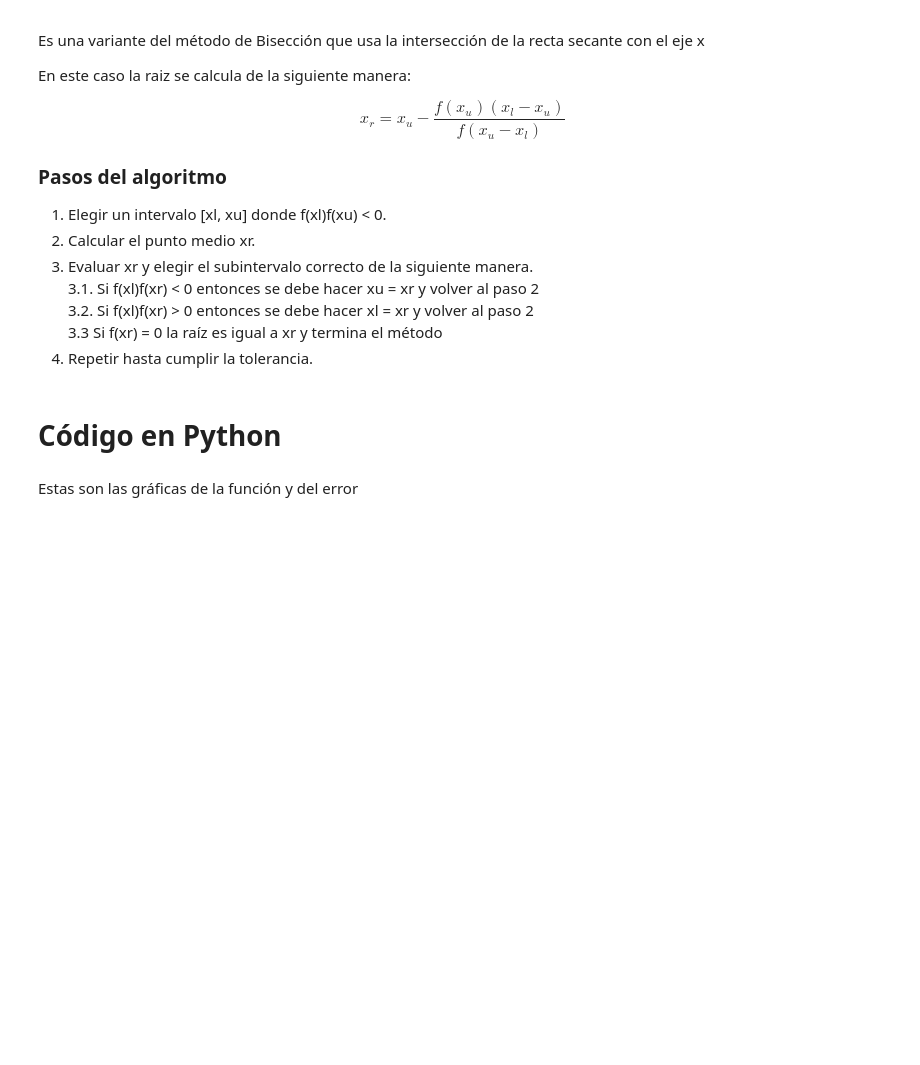
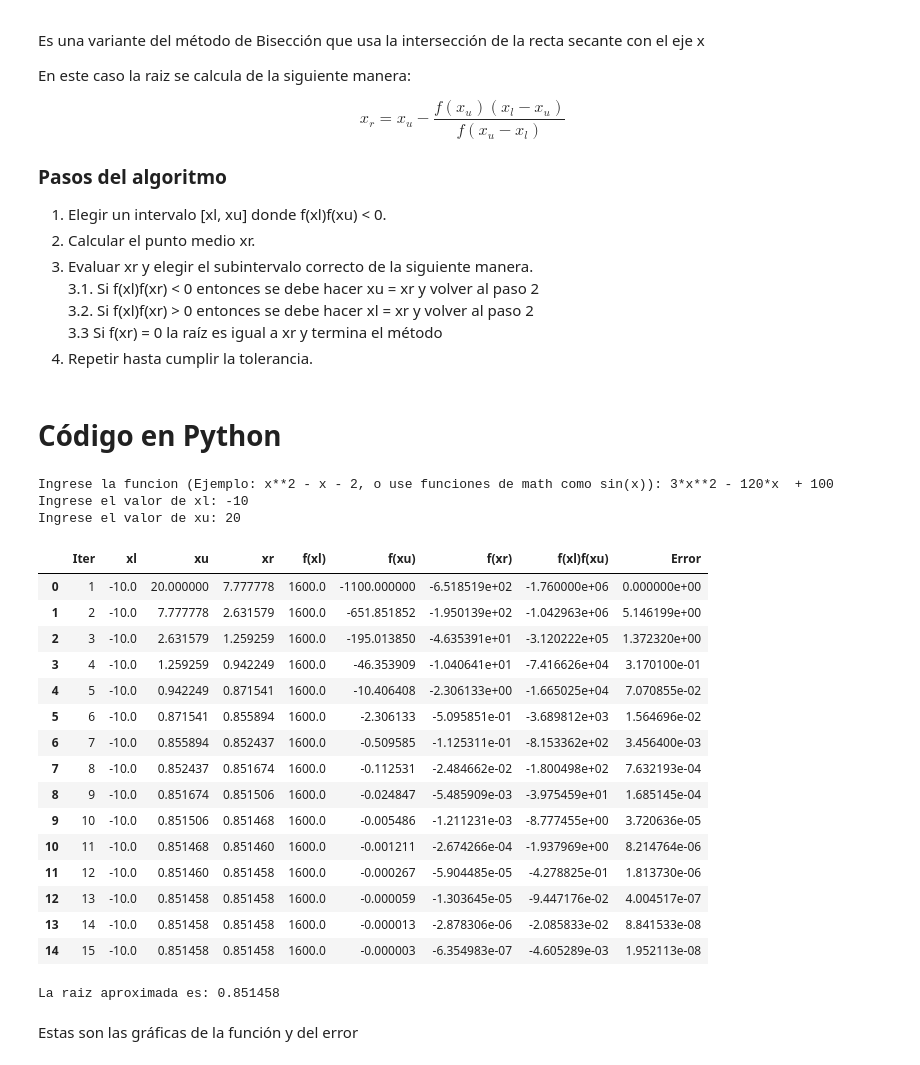
Before and after one commit to Dorian88/Optimizacion, a Jupyter notebook: NB1/Implementación_de_Métodos_numéricos.ipynb, the cells around one changed output. Cells and saved outputs as stored; diff of their text form; code cells hidden in the pictures; blank space fills up the shorter version.

```diff
--- a/NB1/Implementación_de_Métodos_numéricos.ipynb
+++ b/NB1/Implementación_de_Métodos_numéricos.ipynb
@@ -170,19 +198,7 @@ $$
 # %% [markdown]
 # Código en Python
 # %%
-import math
-import matplotlib.pyplot as plt
-import numpy as np
-
-# Definir la funcion
-def crearFuncion(expr):
-    contexto = {k: getattr(math, k) for k in dir(math) if not k.startswith("__")}
-    def f(x):
-        return eval(expr, {"__builtins__": {}}, {**contexto, "x": x})
-
-    return f
-
-#Metodo de la falsa posicion
+# Metodo de la falsa posicion
 def falsaPosicion(f, xl, xu, tol = 1e-6, max_iter = 100):
     if f(xl) * f(xu) > 0:
         raise ValueError("La funcion no cambia de signo en el intervalo dado")
@@ -190,9 +206,7 @@ def falsaPosicion(f, xl, xu, tol = 1e-6, max_iter = 100):
     xrAnterior = None # Variable para calcular el error
     raices = []
     errores = []
-
-    # Encabezado de la tabla
-    print(f"{'Iter':<10}{'xl':<12}{'xu':<12}{'xr':<12}{'f(xl)':<12}{'f(xu)':<12}{'f(xr)':<12}{'f(xl)f(r)':<12}{'Error':<12}")
+    data = []
 
     for i in range(1, max_iter + 1):
         #Ecuacion de la falsa posicion
@@ -208,35 +222,58 @@ def falsaPosicion(f, xl, xu, tol = 1e-6, max_iter = 100):
             error = abs(xr - xrAnterior)
 
         # Guarda los datos para graficar
         raices.append(xr)
         errores.append(error if error is not None else 0)
 
-        # Imprime la fila de la tabla
-        print(f"{i:<10}{xl:<12.6f}{xu:<12.6f}{xr:<12.6f}{f(xl):<12.6f}{f(xu):<12.6f}{fxr:<12.6f}{(f(xl) * f(xu)):<15.6f}{'' if error is None else f'{error:.6f}'}")
+        data.append([i, xl, xu, xr, f(xl), f(xu), fxr, f(xl) * f(xu), error if error is not None else 0])
 
+        #Si se encuentra la raiz o se alcanza la tolerancia
         #Verificar la tolerancia
         if abs(fxr) < tol:
+            df = pd.DataFrame(data, columns = ["Iter", "xl", "xu", "xr", "f(xl)", "f(xu)", "f(xr)", "f(xl)f(xu)", "Error"])
+            display(df)
             return xr, raices, errores
 
         #Actualizar los xl o xu
         if f(xl) * fxr < 0:
             xu = xr
         else:
             xl = xr
 
         xrAnterior = xr
 
     return xr, raices, errores
 
 expr = input("Ingrese la funcion (Ejemplo: x**2 - x - 2, o use funciones de math como sin(x)): ")
 xl = float(input("Ingrese el valor de xl: "))
 xu = float(input("Ingrese el valor de xu: "))
 
 f= crearFuncion(expr)
 
 raiz, raices, errores = falsaPosicion(f, xl, xu)
 
 print(f"\nLa raiz aproximada es: {raiz:.6f}")
+# %% [output]
+Ingrese la funcion (Ejemplo: x**2 - x - 2, o use funciones de math como sin(x)): 3*x**2 - 120*x  + 100
+Ingrese el valor de xl: -10
+Ingrese el valor de xu: 20
+|  | Iter | xl | xu | xr | f(xl) | f(xu) | f(xr) | f(xl)f(xu) | Error |
+| 0 | 1 | -10.0 | 20.000000 | 7.777778 | 1600.0 | -1100.000000 | -6.518519e+02 | -1.760000e+06 | 0.000000e+00 |
+| 1 | 2 | -10.0 | 7.777778 | 2.631579 | 1600.0 | -651.851852 | -1.950139e+02 | -1.042963e+06 | 5.146199e+00 |
+| 2 | 3 | -10.0 | 2.631579 | 1.259259 | 1600.0 | -195.013850 | -4.635391e+01 | -3.120222e+05 | 1.372320e+00 |
+| 3 | 4 | -10.0 | 1.259259 | 0.942249 | 1600.0 | -46.353909 | -1.040641e+01 | -7.416626e+04 | 3.170100e-01 |
+| 4 | 5 | -10.0 | 0.942249 | 0.871541 | 1600.0 | -10.406408 | -2.306133e+00 | -1.665025e+04 | 7.070855e-02 |
+| 5 | 6 | -10.0 | 0.871541 | 0.855894 | 1600.0 | -2.306133 | -5.095851e-01 | -3.689812e+03 | 1.564696e-02 |
+| 6 | 7 | -10.0 | 0.855894 | 0.852437 | 1600.0 | -0.509585 | -1.125311e-01 | -8.153362e+02 | 3.456400e-03 |
+| 7 | 8 | -10.0 | 0.852437 | 0.851674 | 1600.0 | -0.112531 | -2.484662e-02 | -1.800498e+02 | 7.632193e-04 |
+| 8 | 9 | -10.0 | 0.851674 | 0.851506 | 1600.0 | -0.024847 | -5.485909e-03 | -3.975459e+01 | 1.685145e-04 |
+| 9 | 10 | -10.0 | 0.851506 | 0.851468 | 1600.0 | -0.005486 | -1.211231e-03 | -8.777455e+00 | 3.720636e-05 |
+| 10 | 11 | -10.0 | 0.851468 | 0.851460 | 1600.0 | -0.001211 | -2.674266e-04 | -1.937969e+00 | 8.214764e-06 |
+| 11 | 12 | -10.0 | 0.851460 | 0.851458 | 1600.0 | -0.000267 | -5.904485e-05 | -4.278825e-01 | 1.813730e-06 |
+| 12 | 13 | -10.0 | 0.851458 | 0.851458 | 1600.0 | -0.000059 | -1.303645e-05 | -9.447176e-02 | 4.004517e-07 |
+| 13 | 14 | -10.0 | 0.851458 | 0.851458 | 1600.0 | -0.000013 | -2.878306e-06 | -2.085833e-02 | 8.841533e-08 |
+| 14 | 15 | -10.0 | 0.851458 | 0.851458 | 1600.0 | -0.000003 | -6.354983e-07 | -4.605289e-03 | 1.952113e-08 |
+La raiz aproximada es: 0.851458
 # %% [markdown]
 Estas son las gráficas de la función y del error
 # %%
```
Also changed, not shown: parts of 19 cells of this notebook.
